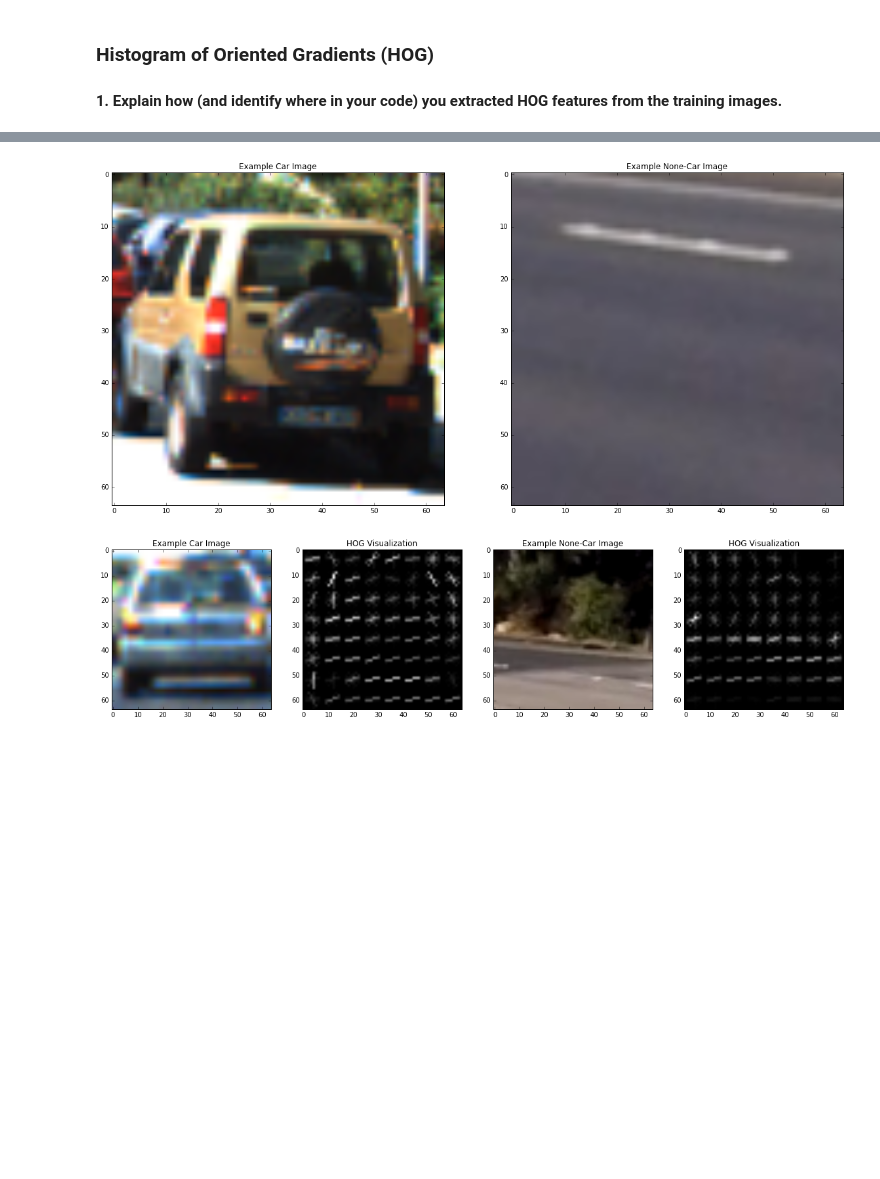
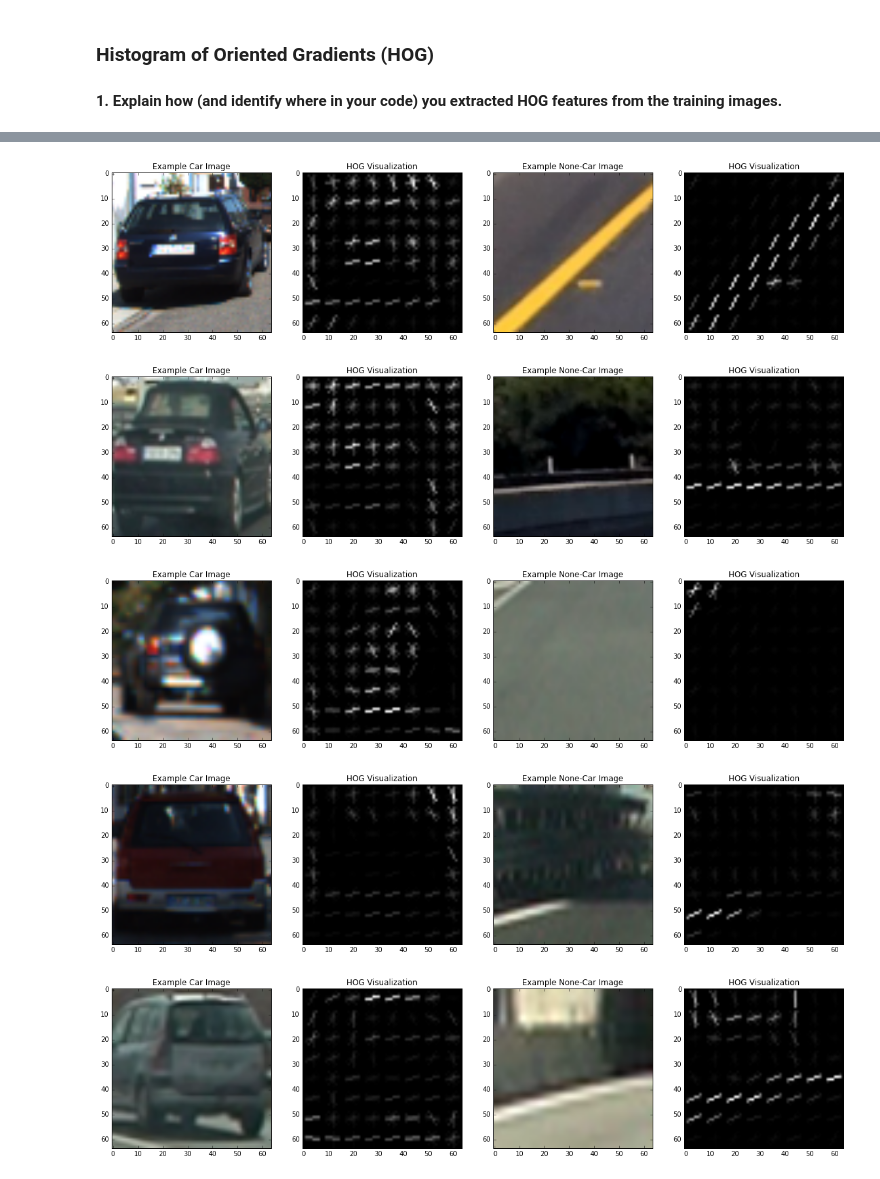
Before and after one commit to jasonhuh/CarND-Vehicle-Detection, a Jupyter notebook: CarND-Vehicle-Detection.ipynb, the cells around one changed output, grey strips where cells are left out. Drawn from its saved outputs; the diff is of its cells as text; code cells hidden in the pictures; blank space fills up the shorter version.

```diff
--- a/CarND-Vehicle-Detection.ipynb
+++ b/CarND-Vehicle-Detection.ipynb
@@ -79 +52,3 @@ def color_hist(img, nbins=32):    #bins_range=(0, 256)
+# %%
+cars, notcars = ImageUtil.load_cars_notcars_images()
 # %%
@@ -99,37 +108,0 @@ def test_random_hog(arr):
-# %%
-def test_random_car_and_notcar(cars, notcars):
-
-    car_img = random_img(cars)
-    notcar_img = random_img(notcars)
-
-    fig = plt.figure(figsize=(20,20))
-    plt.subplot(121)
-    plt.imshow(car_img)
-    plt.title('Example Car Image')
-    plt.subplot(122)
-    plt.imshow(notcar_img)
-    plt.title('Example None-Car Image')
-
-
-def test_hog_random_car_and_notcar(cars, notcars):
-
-    car_img, car_hog_img = test_random_hog(cars)
-    notcar_img, notcar_hog_img = test_random_hog(notcars)
-
-
-    # Plot the examples|
-    fig = plt.figure(figsize=(20,20))
-    plt.subplot(141)
-    plt.imshow(car_img, cmap='gray')
-    plt.title('Example Car Image')
-    plt.subplot(142)
-    plt.imshow(car_hog_img, cmap='gray')
-    plt.title('HOG Visualization')
-    plt.subplot(143)
-    plt.imshow(notcar_img, cmap='gray')
-    plt.title('Example None-Car Image')
-    plt.subplot(144)
-    plt.imshow(notcar_hog_img, cmap='gray')
-    plt.title('HOG Visualization')
-# %%
-cars, notcars = load_images()
@@ -136,9 +115,9 @@ cars, notcars = load_images()
 # %%
-test_random_car_and_notcar(cars, notcars)
+
+test_hog_random_car_and_notcar(cars, notcars, 5)
 # %% [output]
-[figure, old version]
+[figure, new version]
+[figure, added]
+[figure, added]
+[figure, added]
+[figure, added]
-# %%
-
-test_hog_random_car_and_notcar(cars, notcars)
-# %% [output]
-[figure, removed]
```
Also changed, not shown: parts of 11 cells of this notebook, 10 other files.
